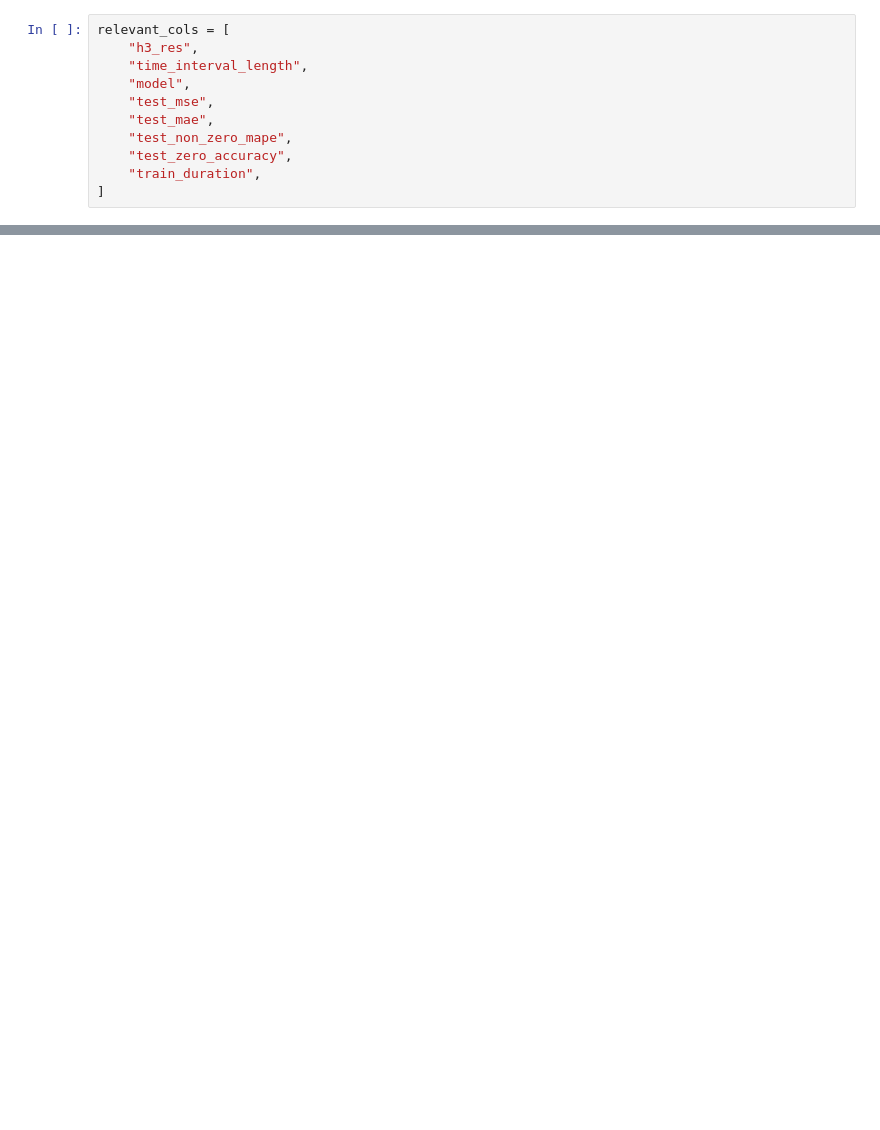
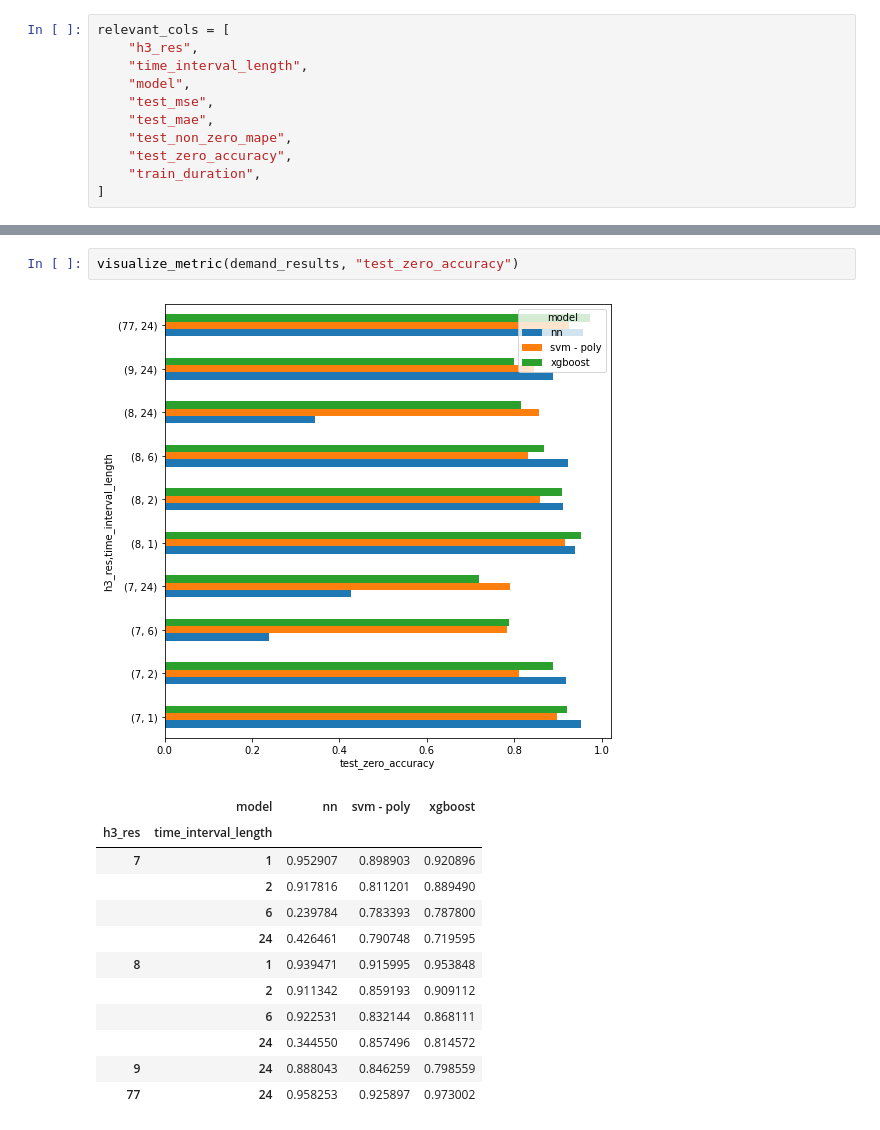
Before and after one commit to mogottsch/aaa-2022-magma, a Jupyter notebook: 04_predictive_analysis/04_results.ipynb, the cells around one changed output, grey strips where cells are left out. Saved outputs shown, nothing was run; the diff lists cells and outputs as text; blank space fills up the shorter version.

```diff
--- a/04_predictive_analysis/04_results.ipynb
+++ b/04_predictive_analysis/04_results.ipynb
@@ -147,0 +273,16 @@ visualize_metric("test_non_zero_mape")
+# %%
+visualize_metric(demand_results, "test_zero_accuracy")
+# %% [output]
+[figure, added]
+|  | model | nn | svm - poly | xgboost |
+| h3_res | time_interval_length |  |  |  |
+| 7 | 1 | 0.952907 | 0.898903 | 0.920896 |
+|  | 2 | 0.917816 | 0.811201 | 0.889490 |
+|  | 6 | 0.239784 | 0.783393 | 0.787800 |
+|  | 24 | 0.426461 | 0.790748 | 0.719595 |
+| 8 | 1 | 0.939471 | 0.915995 | 0.953848 |
+|  | 2 | 0.911342 | 0.859193 | 0.909112 |
+|  | 6 | 0.922531 | 0.832144 | 0.868111 |
+|  | 24 | 0.344550 | 0.857496 | 0.814572 |
+| 9 | 24 | 0.888043 | 0.846259 | 0.798559 |
+| 77 | 24 | 0.958253 | 0.925897 | 0.973002 |
```
Also changed, not shown: parts of 46 cells of this notebook.
